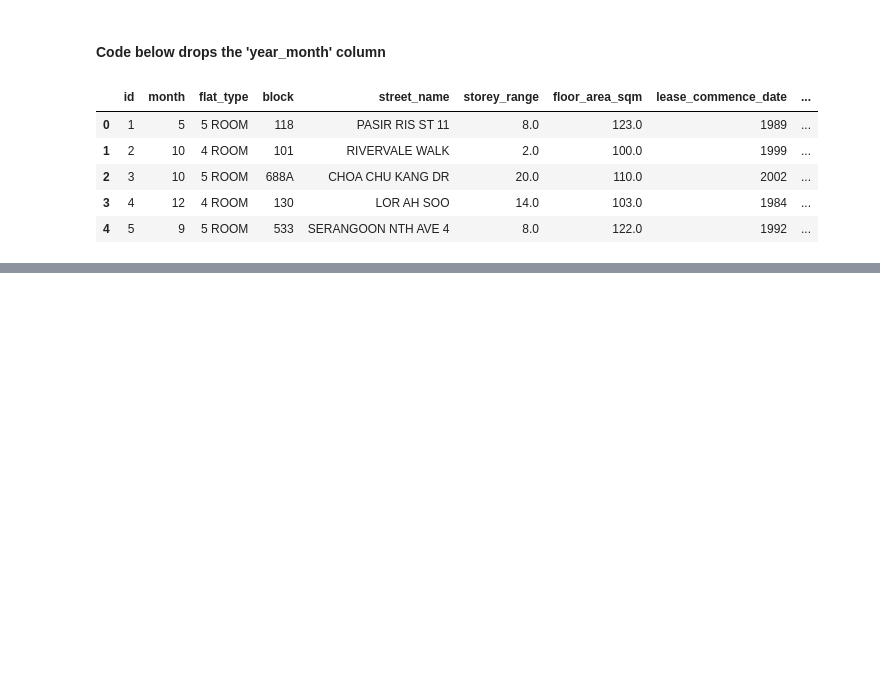
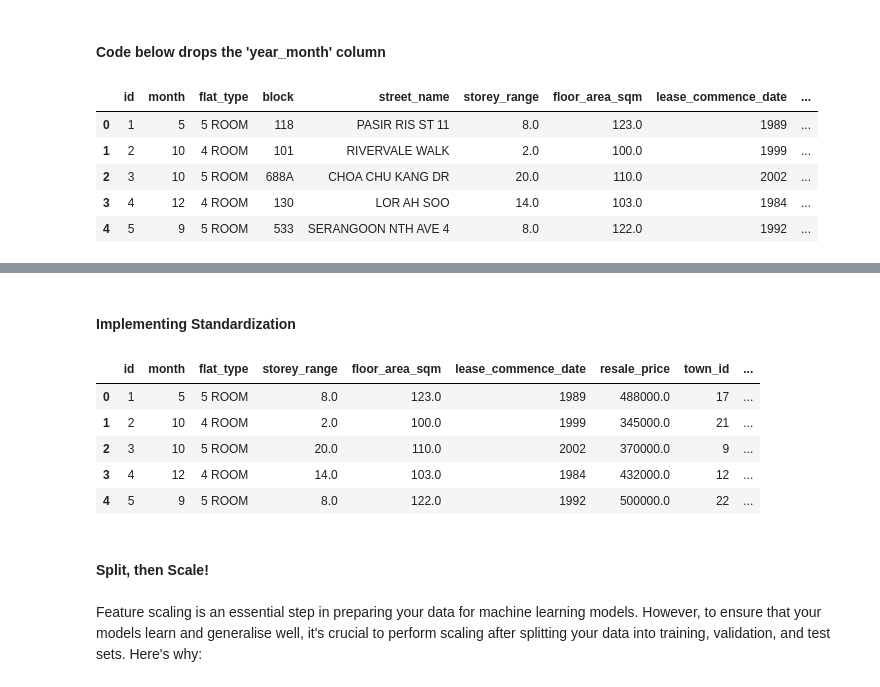
Before and after one commit to spideyeng/AIAPFoundation, a Jupyter notebook: module 3/EDA.ipynb, the cells around one changed output, grey strips where cells are left out. Cells and saved outputs as stored; diff of their text form; code cells hidden in the pictures; blank space fills up the shorter version.

```diff
--- a/module 3/EDA.ipynb
+++ b/module 3/EDA.ipynb
@@ -798,0 +1088,11 @@ def extract_lease_info(lease_str: str) -> int:
+# %% [markdown]
+#### Implementing Standardization
+# %%
+df.head()
+# %% [output]
+|  | id | month | flat_type | storey_range | floor_area_sqm | lease_commence_date | resale_price | town_id | ... |
+| 0 | 1 | 5 | 5 ROOM | 8.0 | 123.0 | 1989 | 488000.0 | 17 | ... |
+| 1 | 2 | 10 | 4 ROOM | 2.0 | 100.0 | 1999 | 345000.0 | 21 | ... |
+| 2 | 3 | 10 | 5 ROOM | 20.0 | 110.0 | 2002 | 370000.0 | 9 | ... |
+| 3 | 4 | 12 | 4 ROOM | 14.0 | 103.0 | 1984 | 432000.0 | 12 | ... |
+| 4 | 5 | 9 | 5 ROOM | 8.0 | 122.0 | 1992 | 500000.0 | 22 | ... |
@@ -798,0 +1110,4 @@ def extract_lease_info(lease_str: str) -> int:
+# %% [markdown]
+#### Split, then Scale!
+# %% [markdown]
+Feature scaling is an essential step in preparing your data for machine learning models. However, to ensure that your models learn and generalise well, it's crucial to perform scaling after splitting your data into training, validation, and test sets. Here's why:
```
Also changed, not shown: parts of 43 cells of this notebook.
